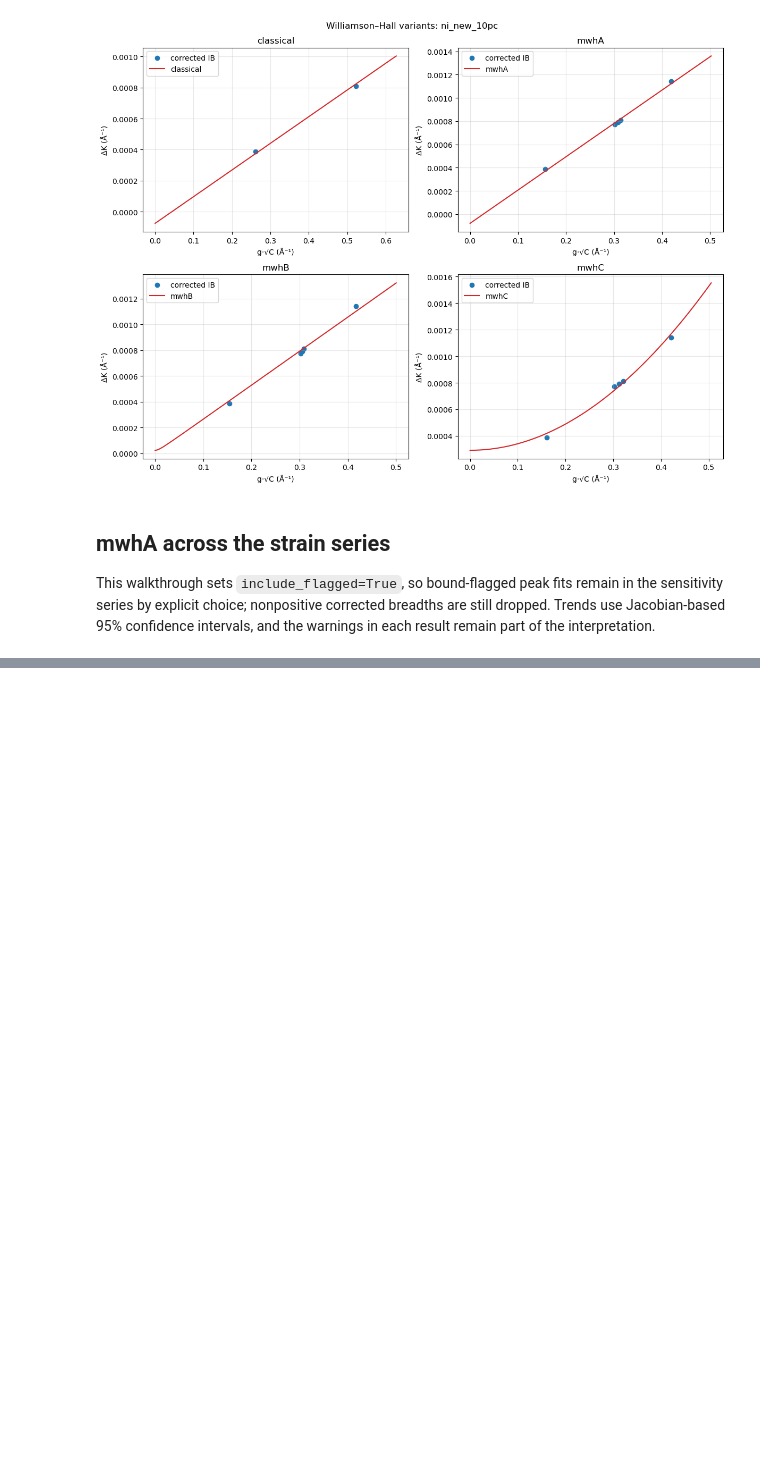
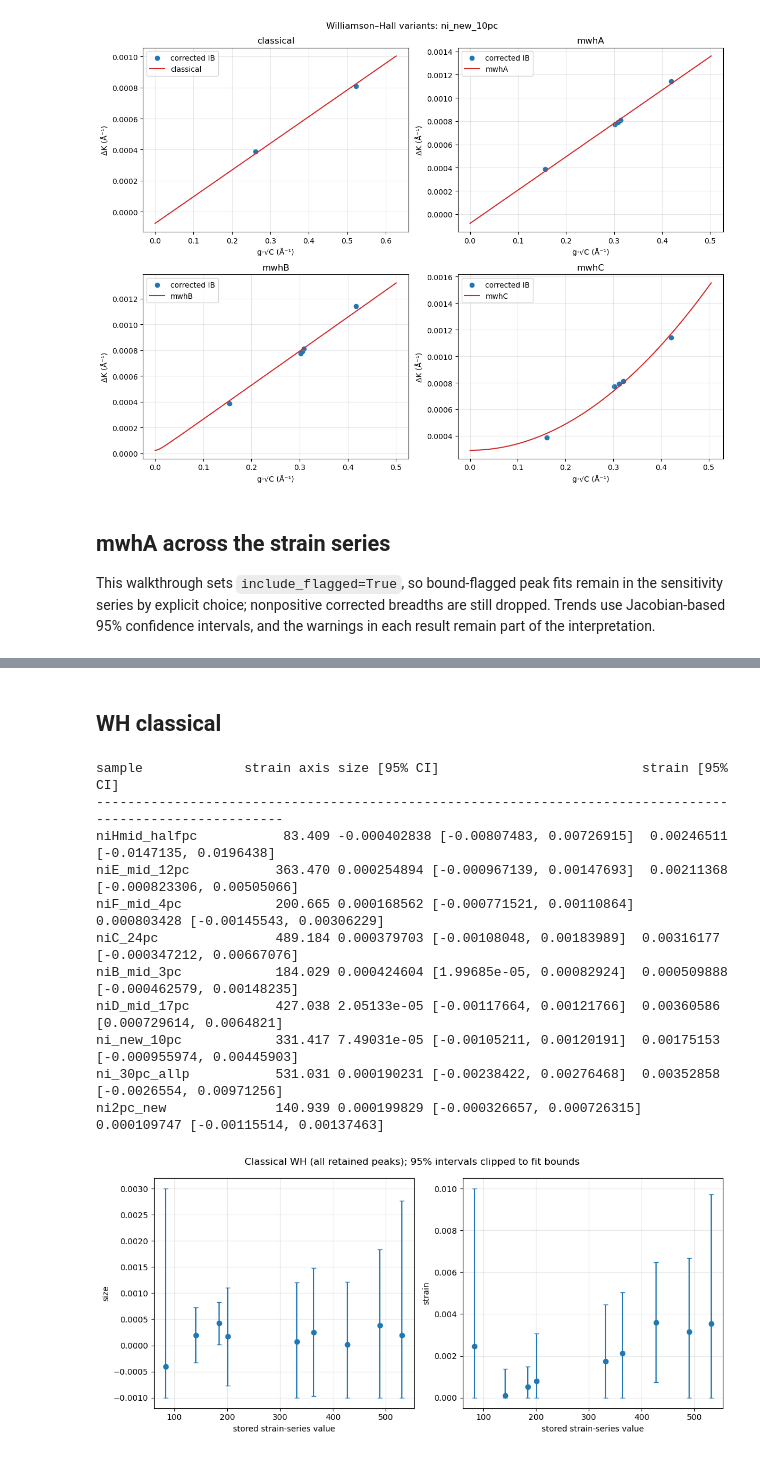
Before and after one commit to ThomasHSimm/dippa, a Jupyter notebook: notebooks/04_williamson_hall.ipynb, the cells around one changed output, grey strips where cells are left out. Saved outputs shown, nothing was run; the diff lists cells and outputs as text; code cells hidden in the pictures; blank space fills up the shorter version.

```diff
--- a/notebooks/04_williamson_hall.ipynb
+++ b/notebooks/04_williamson_hall.ipynb
@@ -244,0 +245,56 @@ ni2pc_new              140.939 1.51676 [nan, nan]           0.002  0.000243888 [
+# %% [markdown]
+## WH classical
+# %%
+SERIES_RESULTS = []
+for sample, correction, binding in zip(SAMPLES, CORRECTIONS, BINDINGS):
+    result = (
+        fit_williamson_hall(
+            correction, binding, CH00, variant="classical", classical_mode="all",
+        )
+        if len(correction.delta_k) >= 2
+        else None
+    )
+    SERIES_RESULTS.append(result)
+
+print(f"{'sample':<18} {'strain axis':>11} {'size [95% CI]':<38} strain [95% CI]")
+print("-" * 105)
+for sample, correction, result in zip(SAMPLES, CORRECTIONS, SERIES_RESULTS):
+    if result is None:
+        print(f"{sample.name:<18} {sample.valstrain:>11.3f} not fit: {len(correction.delta_k)} retained points")
+        continue
+    p, ci = result.parameters, result.confidence_intervals
+    print(
+        f"{sample.name:<18} {sample.valstrain:>11.3f} "
+        f"{p.size:.6g} [{ci.size[0]:.6g}, {ci.size[1]:.6g}]  "
+        f"{p.strain:.6g} [{ci.strain[0]:.6g}, {ci.strain[1]:.6g}]"
+    )
+
+valid = [(sample, result) for sample, result in zip(SAMPLES, SERIES_RESULTS) if result]
+axis_values = np.array([sample.valstrain for sample, _ in valid])
+fig, axes = plt.subplots(1, 2, figsize=(11, 5))
+plot_bounds = {"size": (-0.001, 0.003), "strain": (0.0, 0.01)}
+for ax, name in zip(axes, ["size", "strain"]):
+    estimates = np.array([getattr(result.parameters, name) for _, result in valid])
+    intervals = np.array([getattr(result.confidence_intervals, name) for _, result in valid])
+    display_intervals = np.clip(intervals, *plot_bounds[name])
+    errors = np.vstack((estimates - display_intervals[:, 0], display_intervals[:, 1] - estimates))
+    ax.errorbar(axis_values, estimates, yerr=errors, fmt="o", capsize=3)
+    ax.set_xlabel("stored strain-series value")
+    ax.set_ylabel(name)
+    ax.grid(alpha=0.3)
+fig.suptitle("Classical WH (all retained peaks); 95% intervals clipped to fit bounds")
+plt.tight_layout()
+plt.show()
+# %% [output]
+sample             strain axis size [95% CI]                          strain [95% CI]
+---------------------------------------------------------------------------------------------------------
+niHmid_halfpc           83.409 -0.000402838 [-0.00807483, 0.00726915]  0.00246511 [-0.0147135, 0.0196438]
+niE_mid_12pc           363.470 0.000254894 [-0.000967139, 0.00147693]  0.00211368 [-0.000823306, 0.00505066]
+niF_mid_4pc            200.665 0.000168562 [-0.000771521, 0.00110864]  0.000803428 [-0.00145543, 0.00306229]
+niC_24pc               489.184 0.000379703 [-0.00108048, 0.00183989]  0.00316177 [-0.000347212, 0.00667076]
+niB_mid_3pc            184.029 0.000424604 [1.99685e-05, 0.00082924]  0.000509888 [-0.000462579, 0.00148235]
+niD_mid_17pc           427.038 2.05133e-05 [-0.00117664, 0.00121766]  0.00360586 [0.000729614, 0.0064821]
+ni_new_10pc            331.417 7.49031e-05 [-0.00105211, 0.00120191]  0.00175153 [-0.000955974, 0.00445903]
+ni_30pc_allp           531.031 0.000190231 [-0.00238422, 0.00276468]  0.00352858 [-0.0026554, 0.00971256]
+ni2pc_new              140.939 0.000199829 [-0.000326657, 0.000726315]  0.000109747 [-0.00115514, 0.00137463]
+[figure, added]
```
Also changed, not shown: parts of 1 cell of this notebook.
